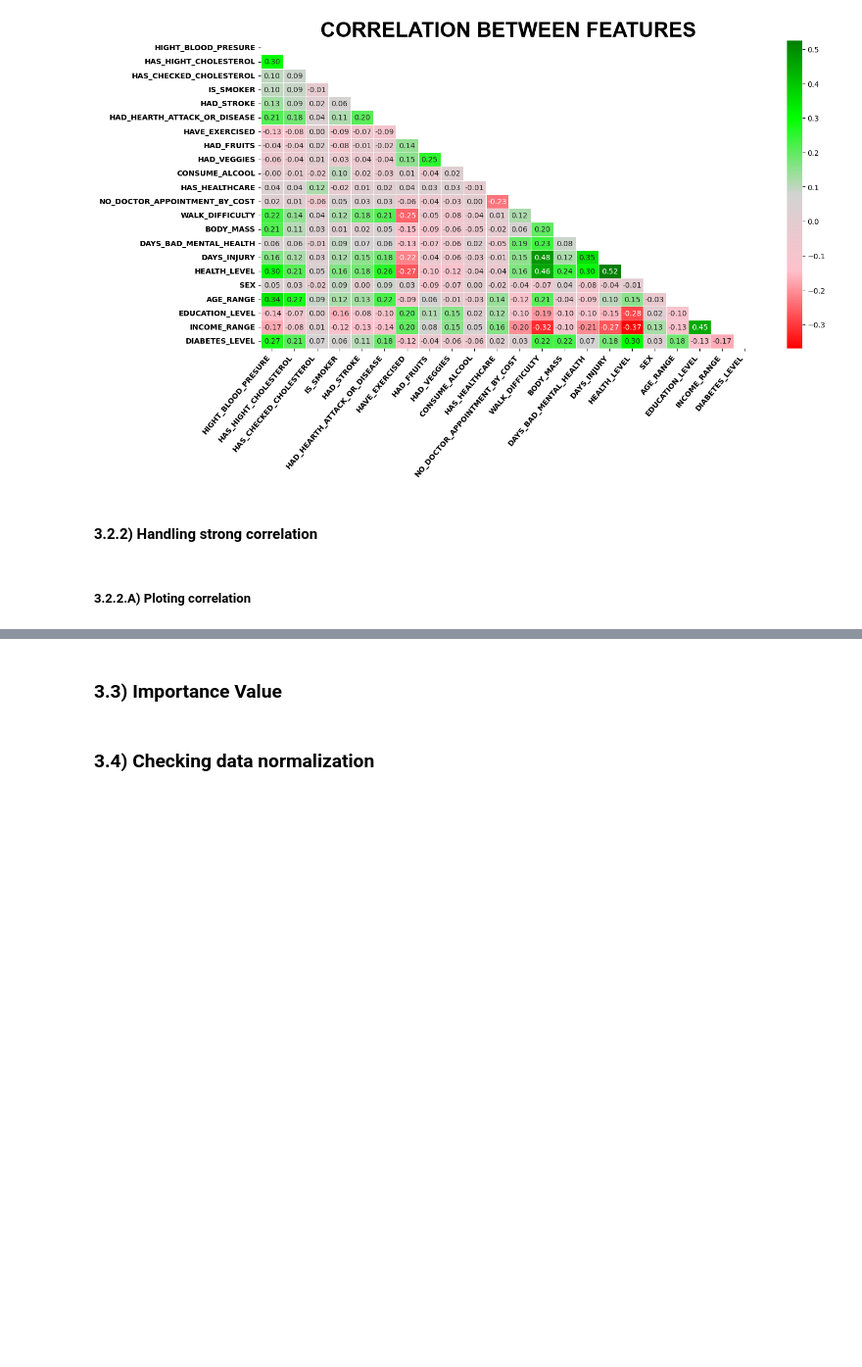
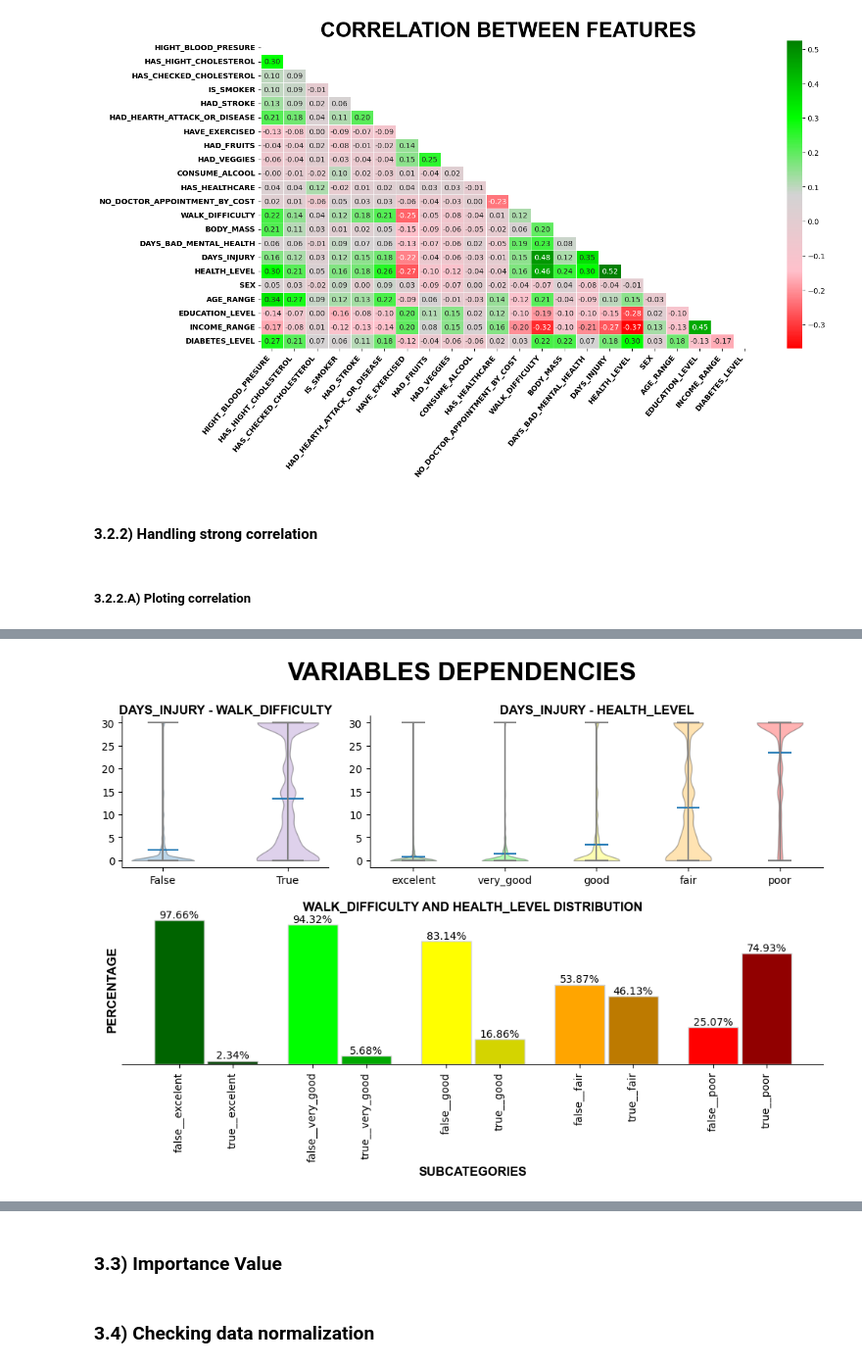
Before and after one commit to TulioInoue/diabetes_study, a Jupyter notebook: cleanning_data.ipynb, the cells around one changed output, grey strips where cells are left out. Shown at 98% size. Cells and saved outputs as stored; diff of their text form; code cells hidden in the pictures; blank space fills up the shorter version.

```diff
--- a/cleanning_data.ipynb
+++ b/cleanning_data.ipynb
@@ -648,0 +609,93 @@ shape: (249_049, 22)
+# %%
+fig, axs = plt.subplot_mosaic(
+    mosaic = [["WALK_DIFFICULTY", "HEALTH_LEVEL", "HEALTH_LEVEL"], ["WALK_DIFFICULTY_HEALTH_LEVEL"]*3],
+    figsize = (12, 6),
+    gridspec_kw = {
+        "hspace": .3
+    }
+)
+
+colors = [
+    (
+        "C0", "C4",
+    ), (
+        "darkgreen", "lime", "yellow", "orange", "red"
+    )
+]
+
+for index, column in enumerate(["WALK_DIFFICULTY", "HEALTH_LEVEL"]):
+
+    values = dataset[column].unique()
+
+    plots.plot_violin(
+        ax = axs[column],
+        data = [
+            dataset.filter(
+                pl.col(column) == value
+            )["DAYS_INJURY"] for value in values
+        ],
+        colors = colors[index],
+        title = {
+            "text": f"DAYS_INJURY - {column}"
+        }
+    )
+
+    axs[column].set_xticks(
+        ticks = range(1, len(values) + 1),
+        labels = values
+    )
+
+plotdf = dataset.group_by(
+    ["WALK_DIFFICULTY", "HEALTH_LEVEL"]
+).agg(
+    pl.col("HEALTH_LEVEL").len().alias("TOTAL")
+).sort(
+    by = ["HEALTH_LEVEL", "WALK_DIFFICULTY"]
+).with_columns(
+    (
+        pl.col("WALK_DIFFICULTY") + "__" + pl.col("HEALTH_LEVEL")
+    ).alias("WALK_DIFFICULTY_HEALTH_LEVEL"),
+    (
+        pl.col("TOTAL")/pl.col("TOTAL").sum().over("HEALTH_LEVEL")
+    ).alias("PERCENTAGE")
+)
+
+positions = [0.1, 0.9, 2.1, 2.9, 4.1, 4.9, 6.1, 6.9, 8.1, 8.9]
+
+plots.plot_bar(
+    ax = axs["WALK_DIFFICULTY_HEALTH_LEVEL"],
+    x_values = positions,
+    y_values = plotdf["PERCENTAGE"],
+    title = {
+        "text": "WALK_DIFFICULTY AND HEALTH_LEVEL DISTRIBUTION",
+    },
+    x_label = {
+        "text": "SUBCATEGORIES",
+    },
+    y_label = {
+        "text": "PERCENTAGE",
+    },
+    colors =  ["darkgreen", "#004000", "lime", "#00A800", "yellow", "#D4D400", "orange", "#BD7A00", "red", "#910000"],
+    legends = plotdf["WALK_DIFFICULTY_HEALTH_LEVEL"],
+    formater = "{:,.2%}",
+    tooltip_align = "edge",
+    width = .75
+)
+
+axs["WALK_DIFFICULTY_HEALTH_LEVEL"].tick_params(axis='x', labelrotation=90)
+
+axs["WALK_DIFFICULTY_HEALTH_LEVEL"].set_xticks(
+    ticks = positions,
+    labels = plotdf["WALK_DIFFICULTY_HEALTH_LEVEL"]
+)
+
+plt.suptitle(
+    t = "VARIABLES DEPENDENCIES",
+    fontsize = 24,
+    fontweight = "bold",
+    fontfamily = "arial",
+    y = 1
+)
+plt.show()
+# %% [output]
+[figure, added]
```
Also changed, not shown: parts of 17 cells of this notebook, 1 other file.
